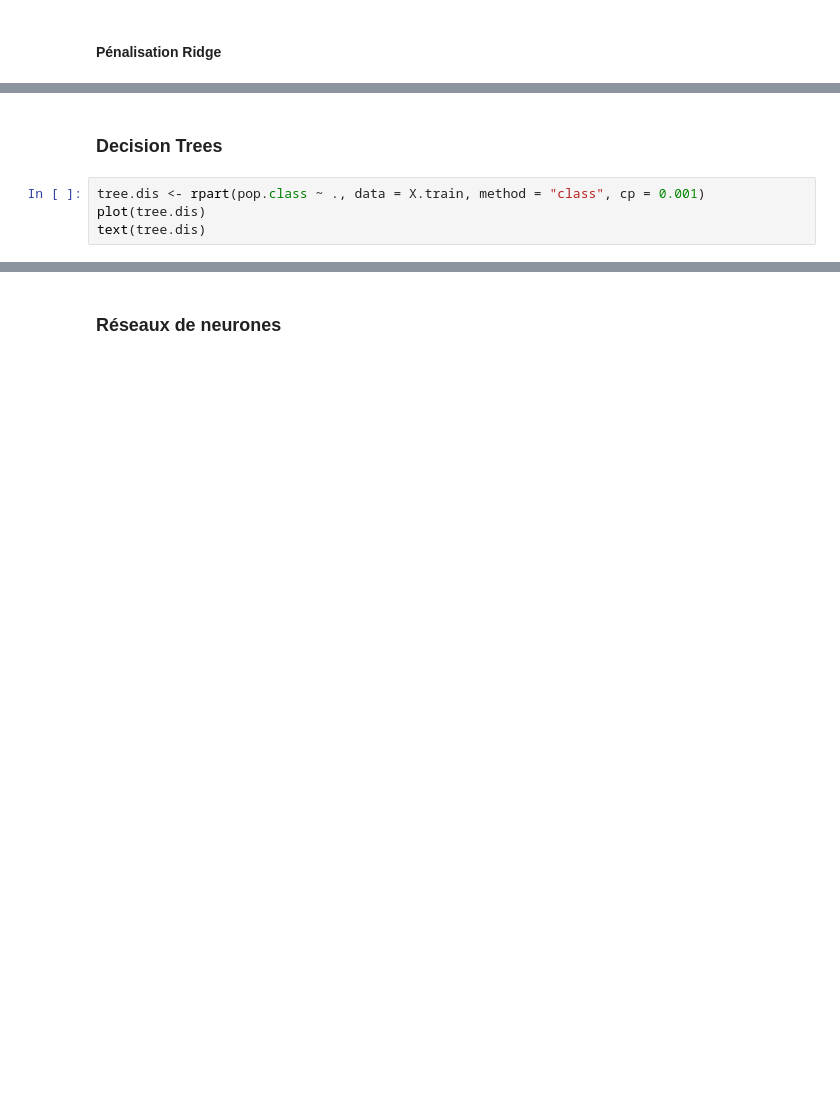
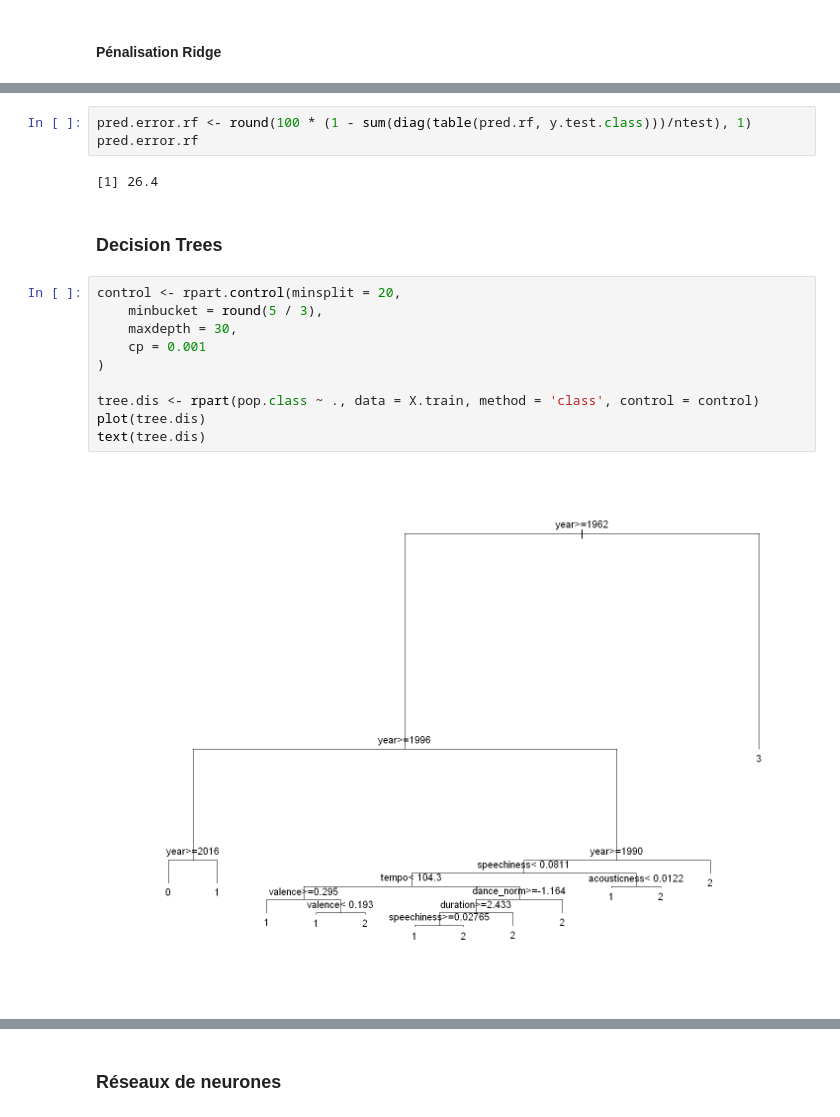
Before and after one commit to jayalabanda/projet-ML, a Jupyter notebook: rapport_R.ipynb, the cells around one changed output, grey strips where cells are left out. Cells and saved outputs as stored; diff of their text form; blank space fills up the shorter version.

```diff
--- a/rapport_R.ipynb
+++ b/rapport_R.ipynb
@@ -649,9 +1122,22 @@ paste("Prediction error: ",
+# %%
+pred.error.rf <- round(100 * (1 - sum(diag(table(pred.rf, y.test.class)))/ntest), 1)
+pred.error.rf
+# %% [output]
+[1] 26.4
 # %% [markdown]
 ### Decision Trees
 # %%
-tree.dis <- rpart(pop.class ~ ., data = X.train, method = "class", cp = 0.001)
+control <- rpart.control(minsplit = 20,
+    minbucket = round(5 / 3),
+    maxdepth = 30,
+    cp = 0.001
+)
+
+tree.dis <- rpart(pop.class ~ ., data = X.train, method = 'class', control = control)
 plot(tree.dis)
 text(tree.dis)
+# %% [output]
+[figure, added]
 # %%
 pred.tree <- predict(tree.dis, X.test[, -13], type = "class")
 table(pred.tree, y.test.class)
```
Also changed, not shown: parts of 183 cells of this notebook, 1 other file.
